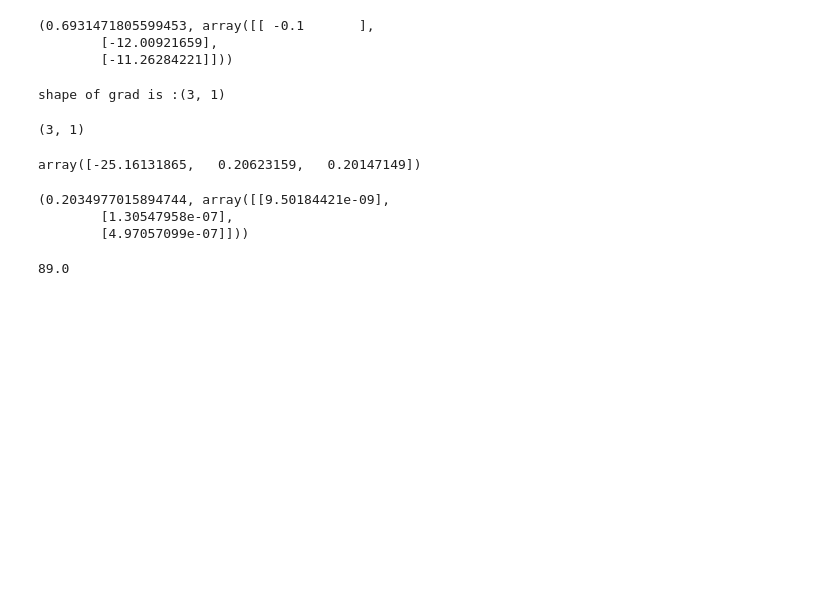
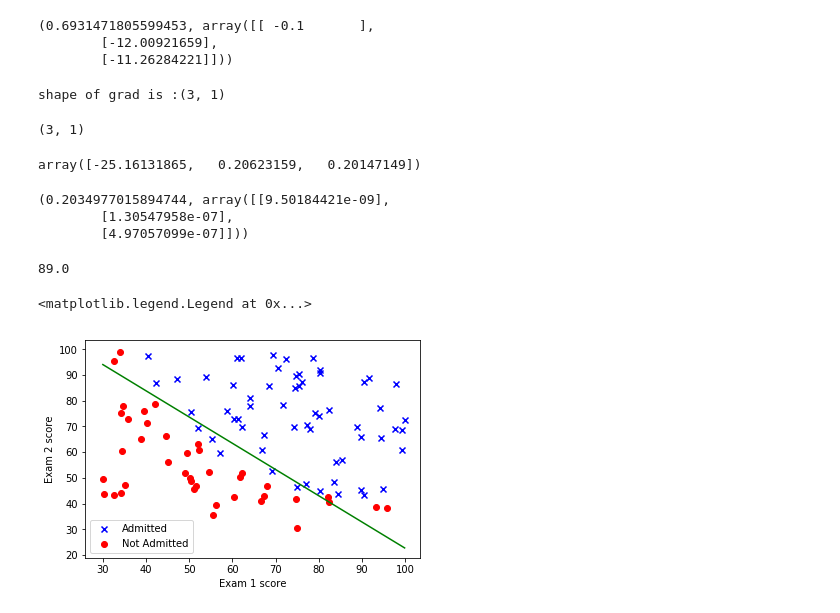
Before and after one commit to tjsiledar/Machine-Learning, a Jupyter notebook: LogisticRegression.ipynb, the cells around one changed output. Drawn from its saved outputs; the diff is of its cells as text; code cells hidden in the pictures; blank space fills up the shorter version.

```diff
--- a/LogisticRegression.ipynb
+++ b/LogisticRegression.ipynb
@@ -139,3 +139,15 @@ p = predict(final_theta[0],X)
 np.mean(p==y)*100
 # %% [output]
 89.0
+# %%
+plt.scatter(positive["Exam1"],positive["Exam2"], c="b", marker="x" , label="Admitted")
+plt.scatter(negative["Exam1"],negative["Exam2"], c="r", marker="o" , label="Not Admitted")
+x_value= np.array([np.min(X[:,1]),np.max(X[:,1])])
+y_value=-(final_theta[0][0] +final_theta[0][1]*x_value)/final_theta[0][2]
+plt.plot(x_value,y_value, "g")
+plt.xlabel("Exam 1 score")
+plt.ylabel("Exam 2 score")
+plt.legend(loc=0)
+# %% [output]
+<matplotlib.legend.Legend at 0x...>
+[figure, added]
```
